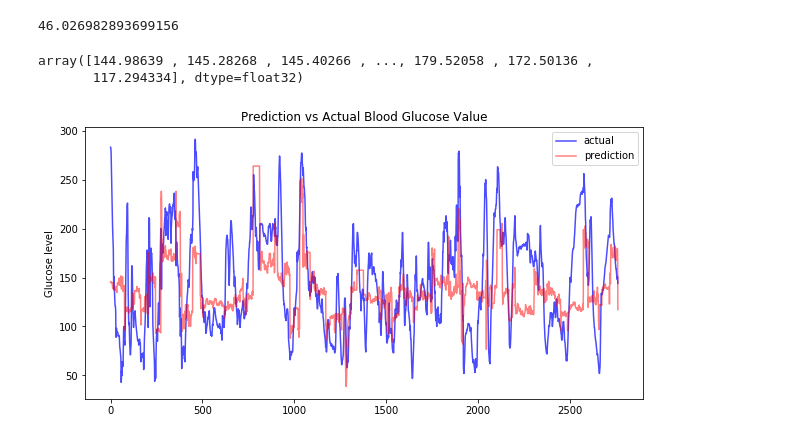
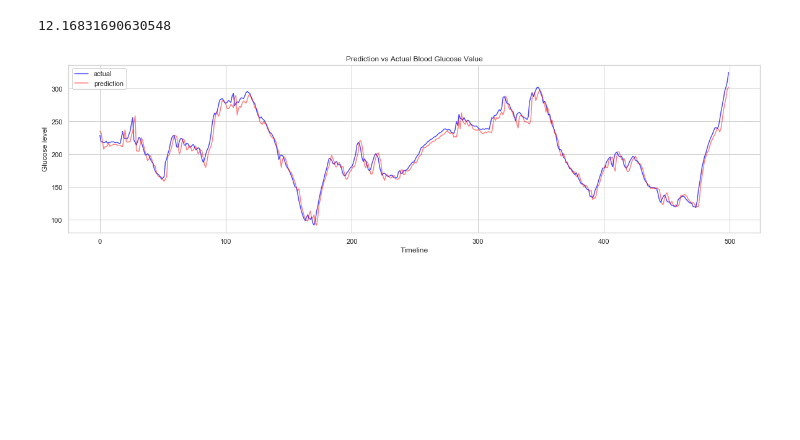
Before and after one commit to trile83/Glucose-Prediction, a Jupyter notebook: LSTM Glucose Patient 591 Final.ipynb, the cells around one changed output. Saved outputs shown, nothing was run; the diff lists cells and outputs as text; code cells hidden in the pictures; blank space fills up the shorter version.

```diff
--- a/LSTM Glucose Patient 591 Final.ipynb
+++ b/LSTM Glucose Patient 591 Final.ipynb
@@ -30,0 +44,16 @@ from keras.layers import LSTM
+# %%
+#correlation among independant variables of full dataset of required variables
+%matplotlib inline
+import matplotlib.pyplot as plt
+import seaborn as sns
+sns.set(style="white")
+sns.set(style="whitegrid", color_codes=True)
+X = dataset #independent columns
+
+#get correlations of each features in dataset
+corrmat = pd.DataFrame(X).corr()
+top_corr_features = corrmat.index
+plt.figure(figsize=(20,20))
+#plot heat map
+#g=sns.heatmap(pd.DataFrame(X[top_corr_features]).corr(),annot=True,cmap="RdYlGn")
+g=sns.heatmap(pd.DataFrame(X).corr(),annot=True,cmap="RdYlGn")
@@ -31 +243,18 @@ from keras.layers import LSTM
+# %%
+def series_to_supervised(sequence, steps):
+
+    X,y = list(), list()
+    for i in range(len(sequence)-steps-1):
+        target = i + steps
+        if target > len(sequence)-2:
+            break
+        seq_x = sequence[i:target]
+
+        seq_y = sequence[target+1]
+
+        X.append(seq_x)
+        y.append(seq_y)
+
+
+    return X,y
 # %%
@@ -122,7 +344,7 @@ test_X = test_X.reshape((test_X.shape[0], test_X.shape[2]))
 # invert scaling for forecast
 #inv_yhat = concatenate((yhat, test_X[:, 0:]), axis=1)
 inv_yhat = concatenate((yhat, test_X), axis=1)
-inv_yhat1 = scaler.inverse_transform(inv_yhat)
+inv_yhat1 = scaler1.inverse_transform(inv_yhat)
 inv_yhat1 = inv_yhat1[:,0]
 
 # invert scaling for actual
@@ -130,26 +352,22 @@ inv_yhat1 = inv_yhat1[:,0]
 test_y = test_y.reshape((len(test_y), 1))
 #inv_y = concatenate((test_y, test_X[:, 1:]), axis=1)
 inv_y = concatenate((test_y, test_X), axis=1)
-inv_y = scaler.inverse_transform(inv_y)
+inv_y = scaler1.inverse_transform(inv_y)
 inv_y = inv_y[:,0]
 
 # calculate RMSE
 rmse = sqrt(mean_squared_error(inv_y, inv_yhat1))
 rmse
 # %% [output]
-46.026982893699156
+12.16831690630548
-# %%
-inv_yhat1
-# %% [output]
-array([144.98639 , 145.28268 , 145.40266 , ..., 179.52058 , 172.50136 ,
-       117.294334], dtype=float32)
 # %%
-plt.figure(figsize=(10,5))
-plt.plot(inv_y, color ='blue', alpha = 0.7,label = "actual")
-plt.plot(inv_yhat1,color='red',alpha = 0.5, label = "prediction")
+plt.figure(figsize=(20,5))
+plt.plot(inv_y[:500], color ='blue', alpha = 0.7,label = "actual")
+plt.plot(inv_yhat1[:500],color='red',alpha = 0.5, label = "prediction")
 plt.legend()
 plt.ylabel("Glucose level")
+plt.xlabel("Timeline")
 plt.title("Prediction vs Actual Blood Glucose Value")
 plt.show()
 # %% [output]
-[figure, old version]
+[figure, new version]
```
Also changed, not shown: parts of 14 cells of this notebook.
